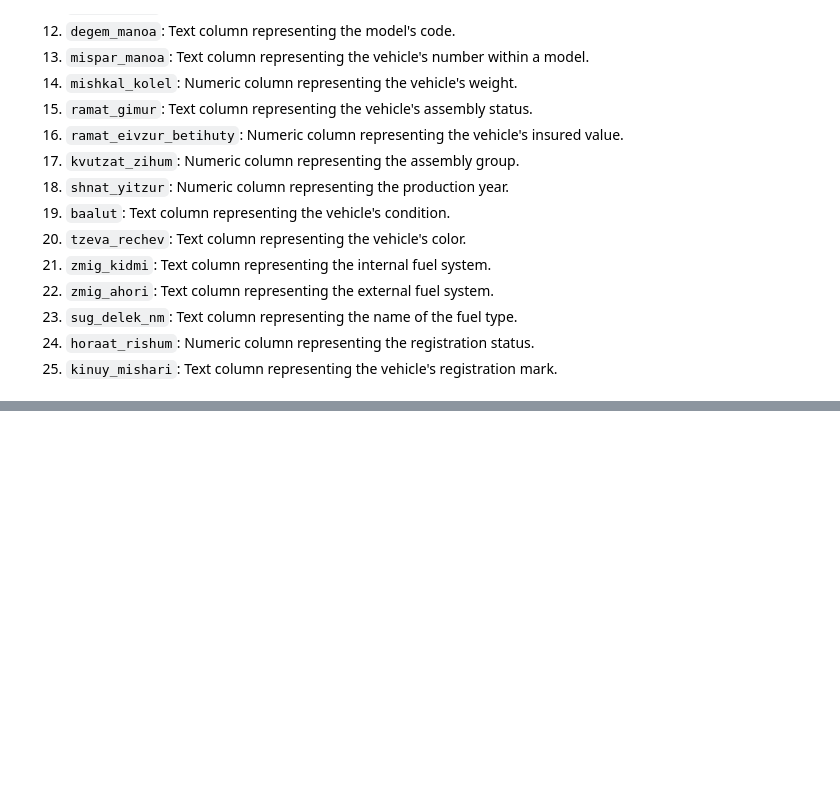
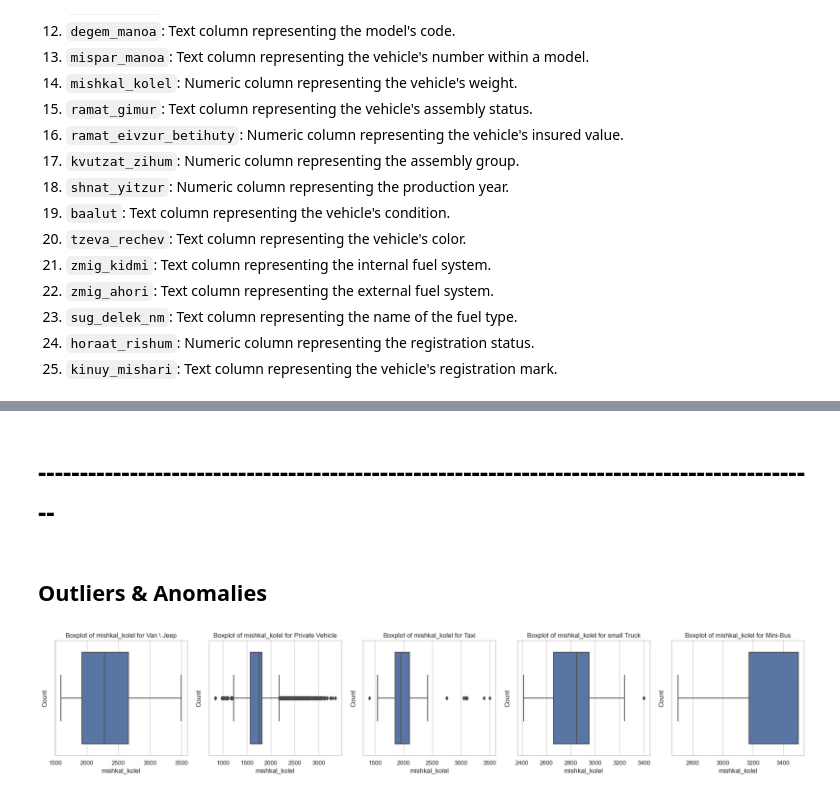
Before and after one commit to amitfallach/Unsupervised_Recall, a Jupyter notebook: Recall_Unsupervised.ipynb, the cells around one changed output, grey strips where cells are left out. Saved outputs shown, nothing was run; the diff lists cells and outputs as text; code cells hidden in the pictures; blank space fills up the shorter version.

```diff
--- a/Recall_Unsupervised.ipynb
+++ b/Recall_Unsupervised.ipynb
@@ -98,0 +536,9 @@ dtype: int64
+# %%
+counts_df = pd.DataFrame(columns=['Vehicle_Type', 'Count','mean'])
+for vehicle_type in df['sug_rechev_nm'].unique():
+    count = len(df[df['sug_rechev_nm'] == vehicle_type])
+    mean = df[df['sug_rechev_nm'] == vehicle_type]['mishkal_kolel'].mean()
+    median = df[df['sug_rechev_nm'] == vehicle_type]['mishkal_kolel'].median()
+    temp_df = pd.DataFrame({'Vehicle_Type': [vehicle_type], 'Count': [count],'mean': [mean],'median': [median]})
+    counts_df = pd.concat([counts_df, temp_df], ignore_index=True)
+counts_df.sort_values(by = 'mean',ascending=False )
@@ -98,0 +614,11 @@ dtype: int64
+# %%
+categories = list(df['vehicle_category'].unique())
+results = []
+for category in categories:
+    filtered_df = df[df['vehicle_category'] == category]
+    quantity = filtered_df.shape[0]
+    average = filtered_df['mishkal_kolel'].mean()
+    median = filtered_df['mishkal_kolel'].median()
+    results.append({'Category': category, 'Quantity': quantity, 'Average Mishkal Kolel': average,'Median Mishkal Kolel': median})
+results_df = pd.DataFrame(results)
+results_df
@@ -98,0 +632,30 @@ dtype: int64
+# %% [markdown]
+# ----------------------------------------------------------------------------------------------
+# %% [markdown]
+## **Outliers & Anomalies**
+# %%
+def plot_boxplots_by_category(data, category_column, value_column):
+    sns.set(style="whitegrid")
+    categories = data[category_column].unique()
+    num_categories = len(categories)
+    num_cols = 5
+    num_rows = (num_categories + num_cols - 1) // num_cols
+
+    fig, axes = plt.subplots(num_rows, num_cols, figsize=(20, num_rows * 4))  # Adjusted the figure size
+    axes = axes.flatten()  # Flatten the axes array for easier indexing
+    for i in range(num_rows * num_cols):
+        if i < num_categories:
+            category = categories[i]
+            sns.boxplot(x=value_column, data=data[data[category_column] == category], ax=axes[i])
+            axes[i].set_title(f'Boxplot of {value_column} for {category}')
+            axes[i].set_xlabel(value_column)
+            axes[i].set_ylabel('Count')
+        else:
+            axes[i].set_visible(False)
+
+    plt.tight_layout()
+    plt.show()
+
+plot_boxplots_by_category(df, 'vehicle_category', 'mishkal_kolel')
+# %% [output]
+[figure, added]
```
Also changed, not shown: parts of 144 cells of this notebook.
